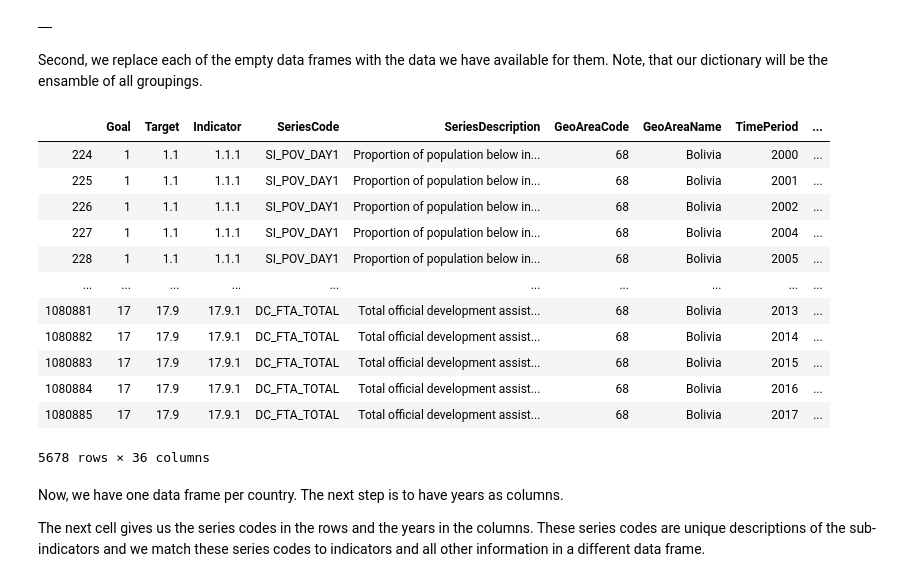
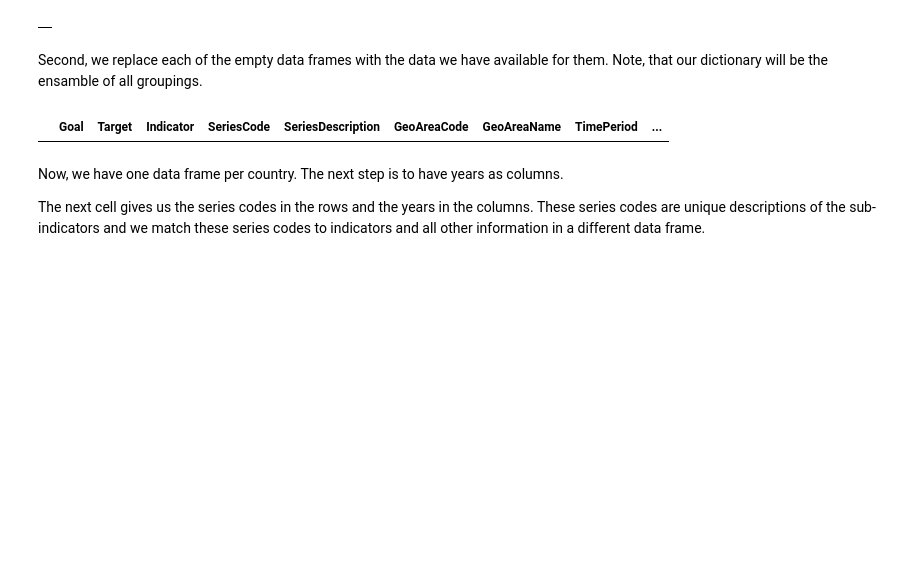
Before and after one commit to felix-laumann/SDG-networks, a Jupyter notebook: 1_data_preparation.ipynb, the cells around one changed output. Drawn from its saved outputs; the diff is of its cells as text; code cells hidden in the pictures; blank space fills up the shorter version.

```diff
--- a/1_data_preparation.ipynb
+++ b/1_data_preparation.ipynb
@@ -39,0 +35,3 @@ all_data.tail()
+# %%
+# UN data for SDG 13
+SDG13_data = pd.read_csv('utils/SDG13_data.csv', dtype=object)
@@ -40,3 +48,6 @@ all_data.tail()
+# %%
+# take out data not belonging to SDG 13
+sdg13_data = SDG13_data[SDG13_data['Goal']=='13']
 # %% [markdown]
 The data set is structured by indicators and years in rows in one large data frame with all countries. We would like to have one data frame per country. Hence, we first extract the names of *regional groupings*, i.e. countries, continents, etc., and the names of so-called *other groupings*.
 
@@ -139,6 +194,7 @@ We convert the data set into multiple small data sets by creating a dictionary t
 
 First, we create empty data frames for each key.
 # %%
-dict_all = {c: pd.DataFrame() for c in countries}
+#dict_all = {c: pd.DataFrame() for c in countries}
+dict_13 = {c: pd.DataFrame() for c in countries}
 # %%
 # check, should be empty
@@ -149,24 +206,13 @@ dict_all.get('Belize')
 Second, we replace each of the empty data frames with the data we have available for them. Note, that our dictionary will be the ensamble of all groupings.
 # %%
 for c in countries:    # memory-intensive
-    dict_all[c] = all_data[all_data['GeoAreaName'].isin(['{}'.format(c)])]
+    #dict_all[c] = all_data[all_data['GeoAreaName'].isin(['{}'.format(c)])]
+    dict_13[c] = sdg13_data[sdg13_data['GeoAreaName'].isin(['{}'.format(c)])]
 # %%
 # check
-dict_all['Bolivia']
+dict_13['Azerbaijan']
 # %% [output]
 |  | Goal | Target | Indicator | SeriesCode | SeriesDescription | GeoAreaCode | GeoAreaName | TimePeriod | ... |
-| 224 | 1 | 1.1 | 1.1.1 | SI_POV_DAY1 | Proportion of population below in... | 68 | Bolivia | 2000 | ... |
-| 225 | 1 | 1.1 | 1.1.1 | SI_POV_DAY1 | Proportion of population below in... | 68 | Bolivia | 2001 | ... |
-| 226 | 1 | 1.1 | 1.1.1 | SI_POV_DAY1 | Proportion of population below in... | 68 | Bolivia | 2002 | ... |
-| 227 | 1 | 1.1 | 1.1.1 | SI_POV_DAY1 | Proportion of population below in... | 68 | Bolivia | 2004 | ... |
-| 228 | 1 | 1.1 | 1.1.1 | SI_POV_DAY1 | Proportion of population below in... | 68 | Bolivia | 2005 | ... |
-| ... | ... | ... | ... | ... | ... | ... | ... | ... | ... |
-| 1080881 | 17 | 17.9 | 17.9.1 | DC_FTA_TOTAL | Total official development assist... | 68 | Bolivia | 2013 | ... |
-| 1080882 | 17 | 17.9 | 17.9.1 | DC_FTA_TOTAL | Total official development assist... | 68 | Bolivia | 2014 | ... |
-| 1080883 | 17 | 17.9 | 17.9.1 | DC_FTA_TOTAL | Total official development assist... | 68 | Bolivia | 2015 | ... |
-| 1080884 | 17 | 17.9 | 17.9.1 | DC_FTA_TOTAL | Total official development assist... | 68 | Bolivia | 2016 | ... |
-| 1080885 | 17 | 17.9 | 17.9.1 | DC_FTA_TOTAL | Total official development assist... | 68 | Bolivia | 2017 | ... |
-5678 rows × 36 columns
 # %% [markdown]
 Now, we have one data frame per country. The next step is to have years as columns.
 
```
Also changed, not shown: parts of 52 cells of this notebook, 4 other files.
